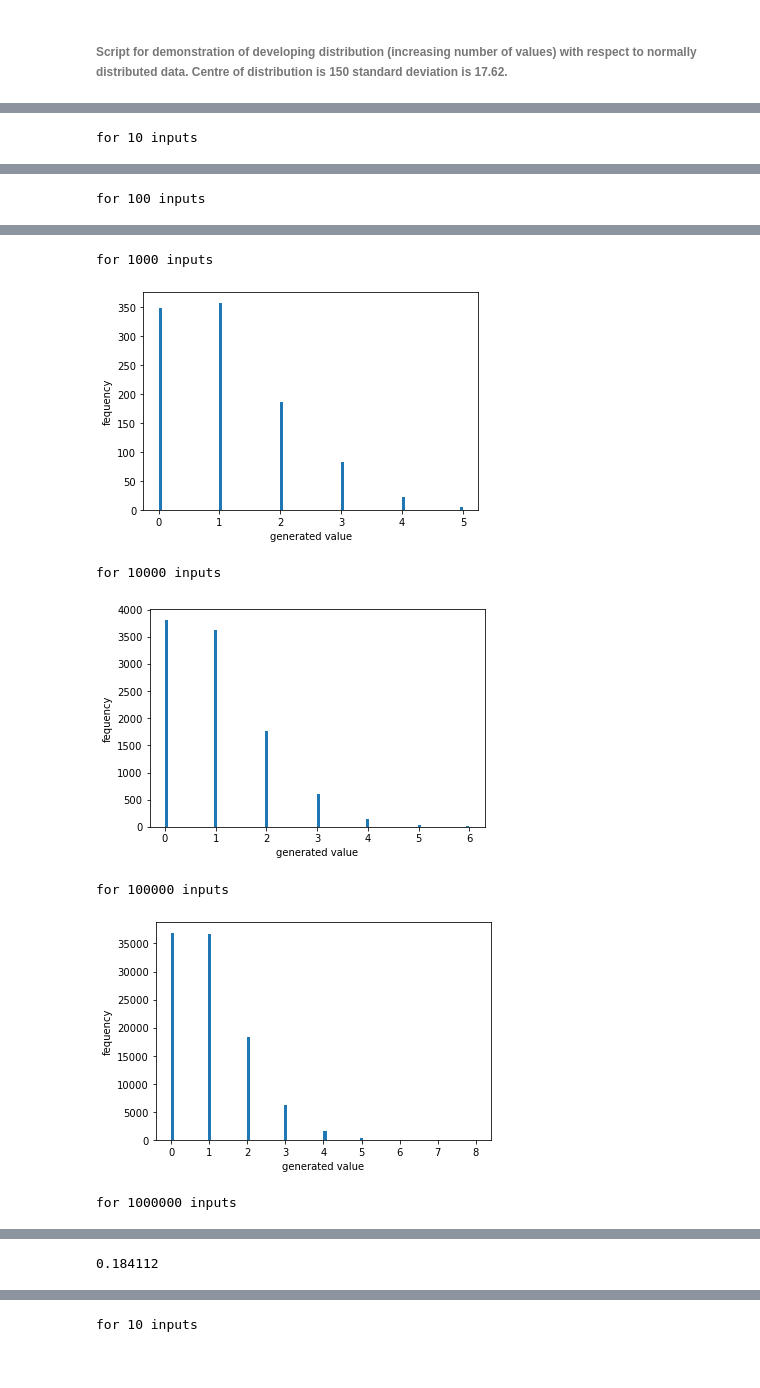
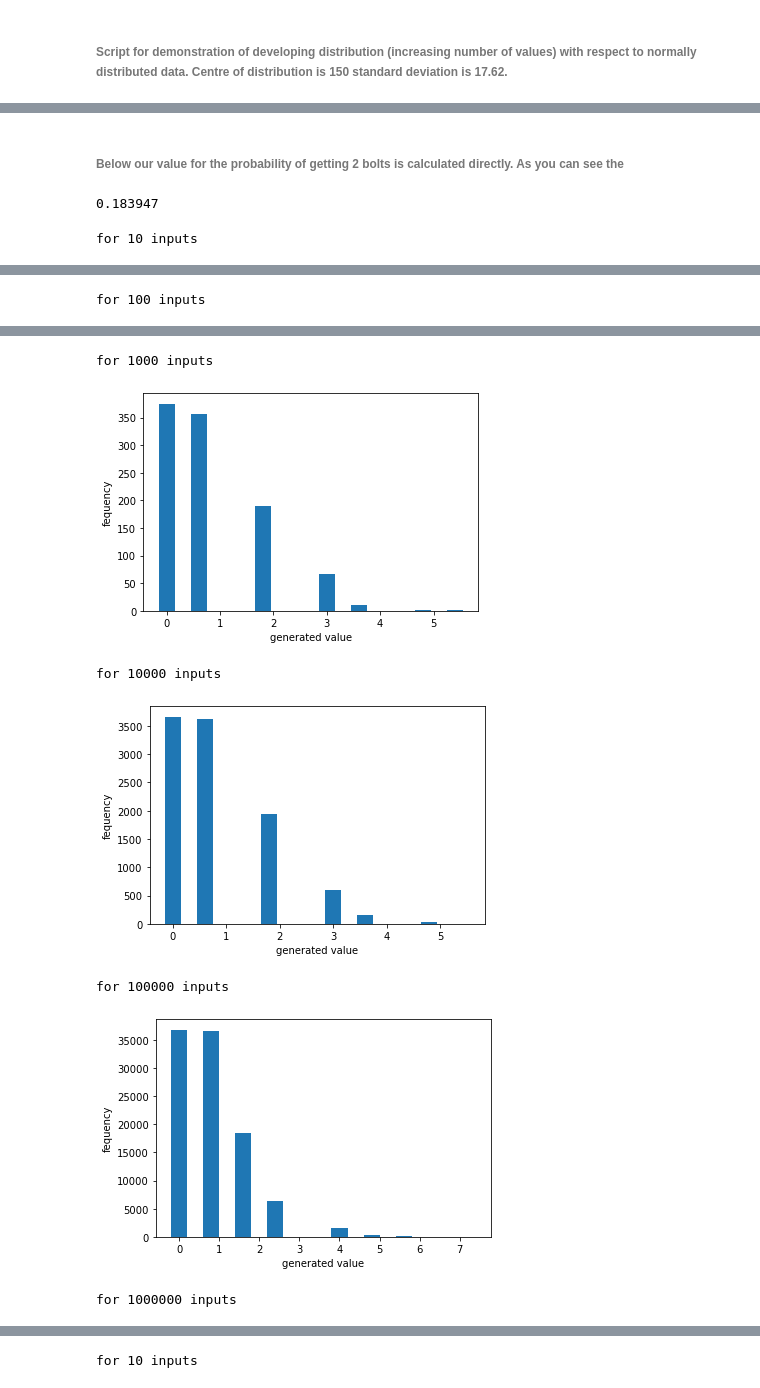
Before and after one commit to Jonathangmit/numpy-random-assignment, a Jupyter notebook: numpy-assignment.ipynb, the cells around one changed output, grey strips where cells are left out. Drawn from its saved outputs; the diff is of its cells as text; code cells hidden in the pictures.

```diff
--- a/numpy-assignment.ipynb
+++ b/numpy-assignment.ipynb
@@ -249,11 +267,11 @@ import matplotlib.pyplot as plt
 x=10
 while x <= 1000000:
     n = np.random.binomial(500,0.002,x)
-    plt.hist(n,bins=100)
+    plt.hist(n,bins=10,align ='left', rwidth =0.5)
+    Axes.axis
     plt.xlabel('generated value')
-    plt.ylabel('fequency')
+    plt.ylabel('frequency')
     print("for", str(x), "inputs")
     plt.show()
     x=x*10
-sum(rng.binomial(500, 0.002, 1000000) == 2)/1000000.
 # %% [output]
@@ -273,15 +280,20 @@ for 1000000 inputs
+# %% [markdown]
+###### Below our value for the probability of getting 2 bolts is calculated directly. As you can see the
+# %%
+sum(rng.binomial(500, 0.002, 1000000) == 2)/1000000.
+# %% [output]
+0.183947
 # %%
 import numpy as np
 import matplotlib.pyplot as plt
 x=10
 while x <= 1000000:
     n = np.random.poisson(1,x)
-    plt.hist(n,bins=100)
+    plt.hist(n,bins=10,align ='left', rwidth =0.5)
     plt.xlabel('generated value')
     plt.ylabel('fequency')
     print("for", str(x), "inputs")
     plt.show()
     x=x*10
-sum(rng.poisson(1, 1000000) == 2)/1000000.
 # %% [output]
 for 10 inputs
@@ -291,7 +303,7 @@ for 100 inputs
 for 1000 inputs
-[figure, old version]
+[figure, new version]
 for 10000 inputs
-[figure, old version]
+[figure, new version]
 for 100000 inputs
-[figure, old version]
+[figure, new version]
 for 1000000 inputs
@@ -299 +310,0 @@ for 1000000 inputs
-0.184112
```
Also changed, not shown: parts of 17 cells of this notebook.
